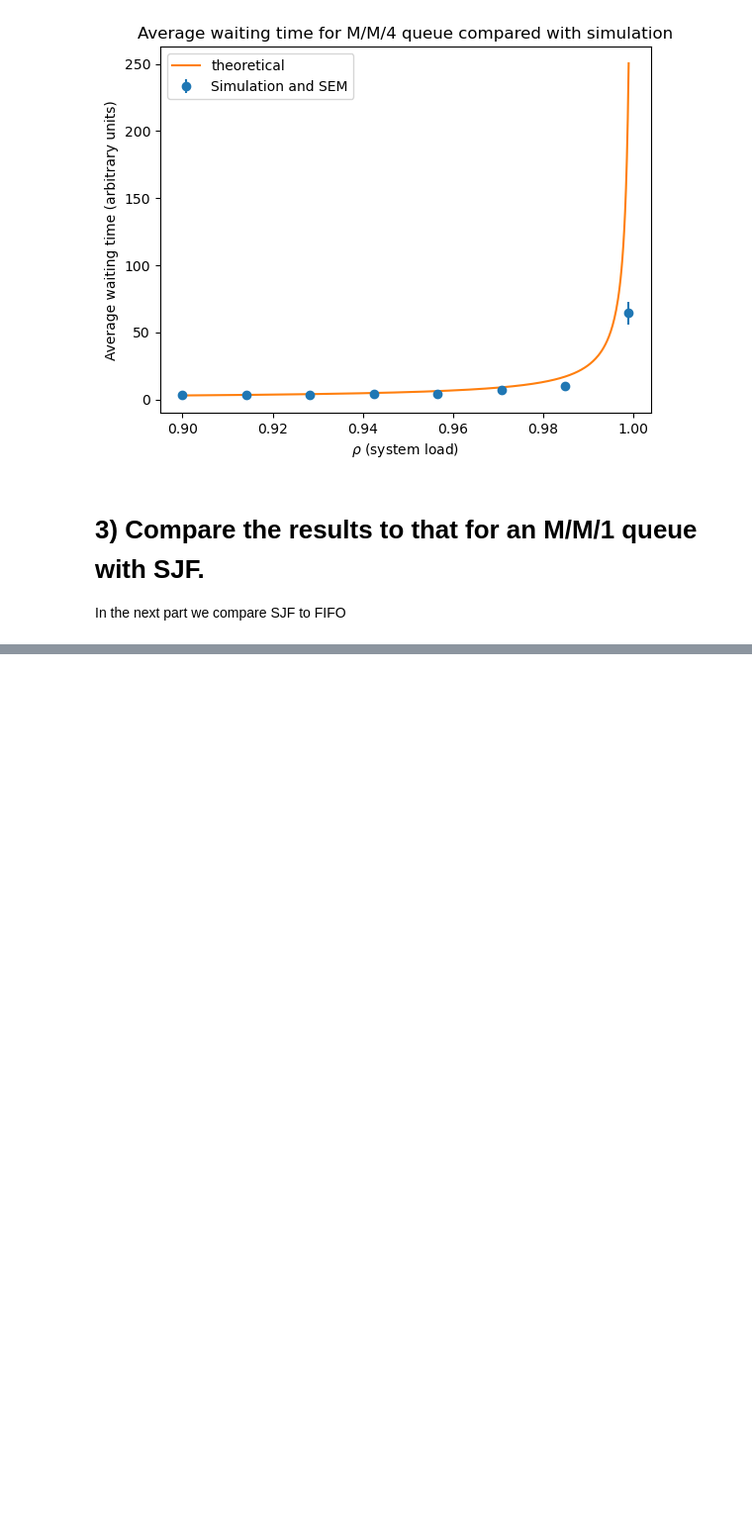
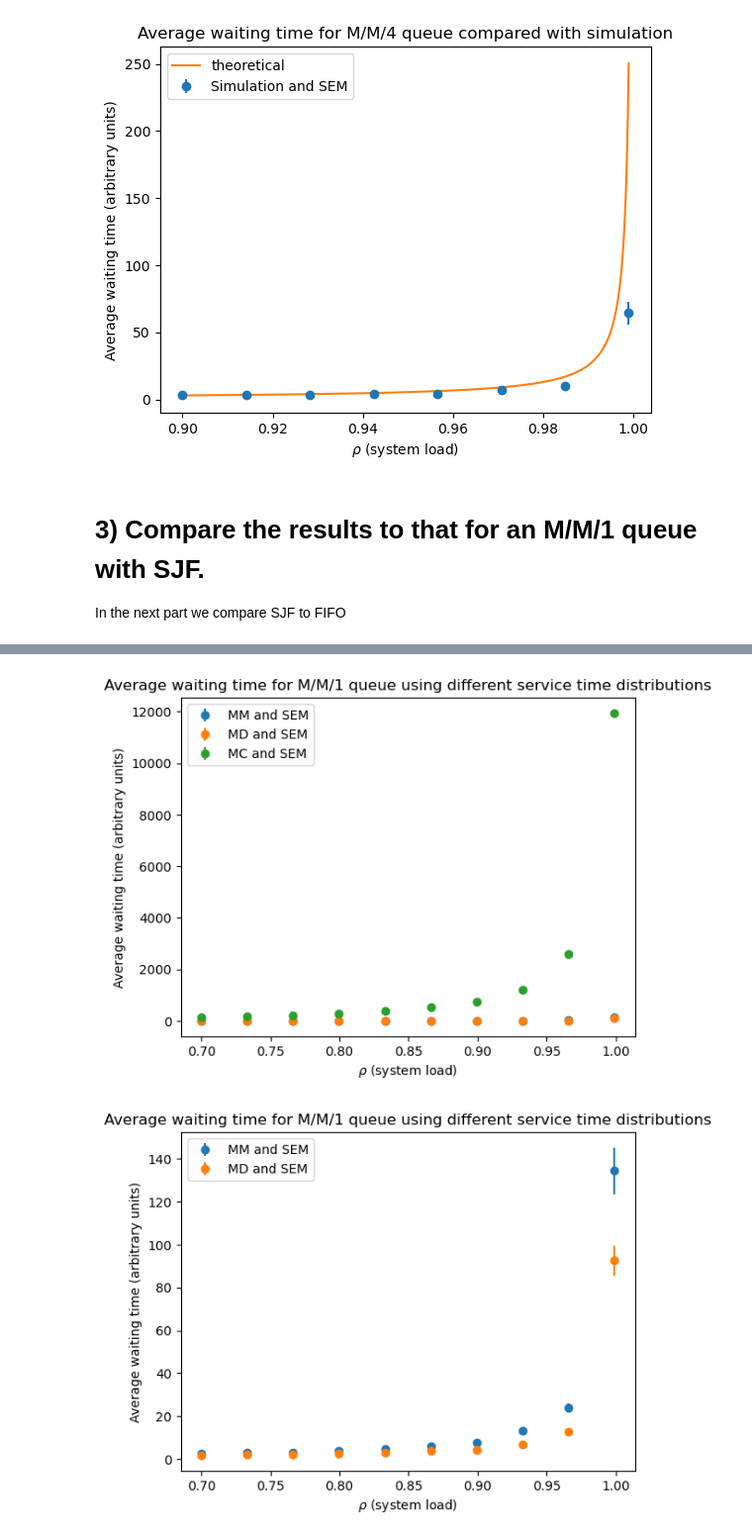
Before and after one commit to rugbym/Stochastic_simulation_assignment2, a Jupyter notebook: assignment2.ipynb, the cells around one changed output, grey strips where cells are left out. Shown at 99% size. Drawn from its saved outputs; the diff is of its cells as text; code cells hidden in the pictures; blank space fills up the shorter version.

```diff
--- a/assignment2.ipynb
+++ b/assignment2.ipynb
@@ -90,0 +171,51 @@ In the next part we compare SJF to FIFO
+# %%
+rho_range = (0.7, 0.999)
+num_rho_steps = 10
+num_sims = 100
+policy = 'FIFO'
+full_data_subq4 = []
+n = 1
+for queuetype in ["MM", "MD", "MC"]:
+    data = run_simulations(num_rho_steps, num_sims, n, policy=policy, queuetype=queuetype, rho_range=rho_range,mu=1/0.8)
+    full_data_subq4.append(data)
+# %%
+def plot_data_subq4(queuetype, data):
+    """Plots the theoretical results against the simulation results
+
+    Args:
+        n (int): Number of servers
+        rho_range (tuple): Range of rho
+        data (list): Data from the simulation
+
+    Returns:
+        None
+    """
+    averages_of_average_wait_times, std, rho_list, mu_list, lamda_list = data
+
+    plt.errorbar(
+        rho_list,
+        averages_of_average_wait_times,
+        yerr=std / np.sqrt(num_sims),
+        fmt="o",
+        label=f"{queuetype} and SEM",
+    )
+
+    plt.xlabel(r"$\rho$ (system load)")
+    plt.ylabel("Average waiting time (arbitrary units)")
+
+
+def plot_subquestion_4(full_data):
+    plt.title("Average waiting time for M/M/1 queue using different service time distributions")
+    for i, (queuetype,_) in enumerate(zip(["MM", "MD", "MC"],range(len(full_data)))):
+        plot_data_subq4(queuetype, data=full_data[i])
+
+    plt.xlabel(r"$\rho$ (system load)")
+    plt.ylabel("Average waiting time (arbitrary units)")
+    plt.legend()
+    plt.show()
+
+plot_subquestion_4(full_data_subq4)
+plot_subquestion_4(full_data_subq4[0:2])
+# %% [output]
+[figure, added]
+[figure, added]
```
Also changed, not shown: parts of 7 cells of this notebook.
